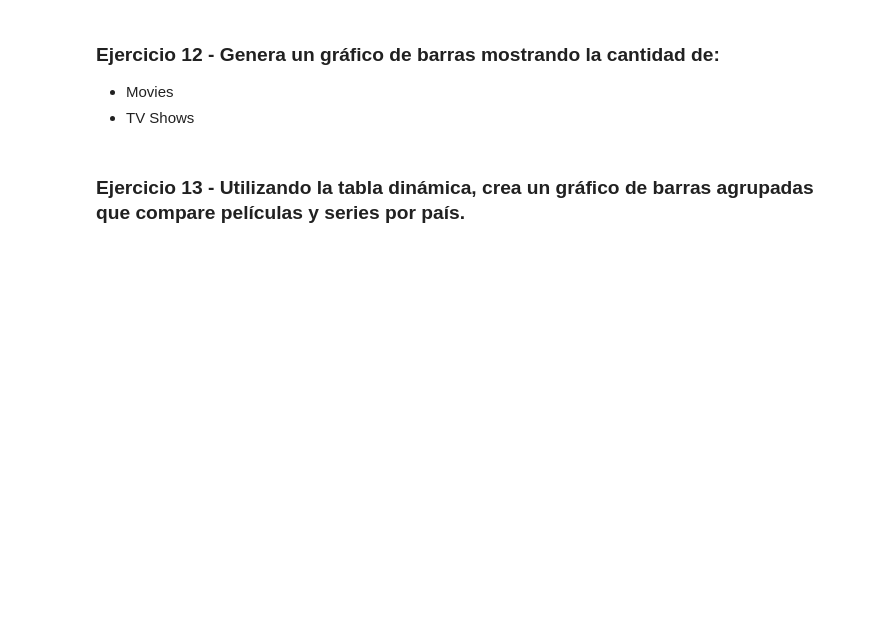
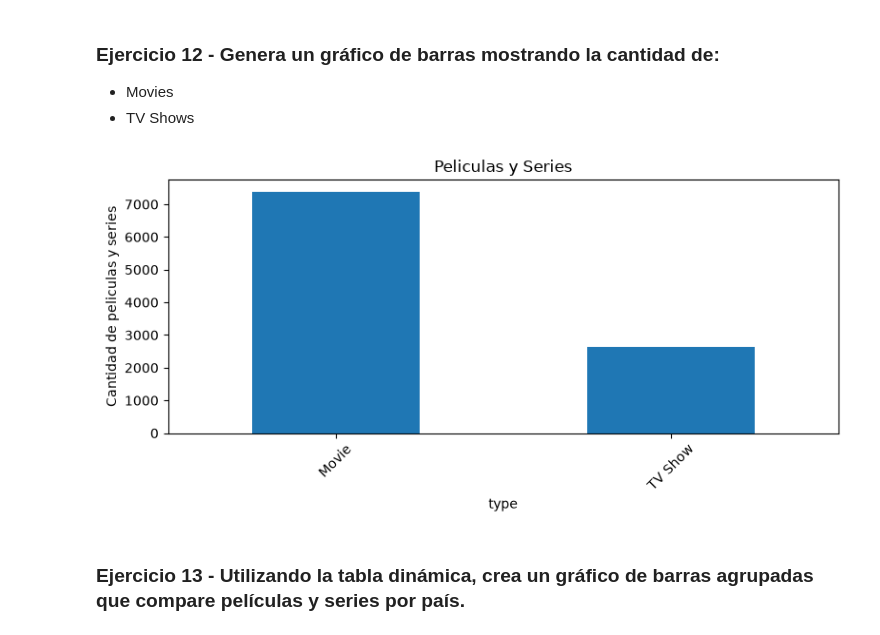
Before and after one commit to danischulday/data-analysis-course, a Jupyter notebook: modulo-3-transformacion/clase-10/practica/notebook.ipynb, the cells around one changed output. Drawn from its saved outputs; the diff is of its cells as text; code cells hidden in the pictures; blank space fills up the shorter version.

```diff
--- a/modulo-3-transformacion/clase-10/practica/notebook.ipynb
+++ b/modulo-3-transformacion/clase-10/practica/notebook.ipynb
@@ -376,2 +540,11 @@ El gráfico debe incluir:
+# %%
+peliculas_series = ds_limpio.groupby("type")["show_id"].count()
+peliculas_series.plot(kind="bar", figsize=(8,4), title="Peliculas y Series")
+plt.ylabel("Cantidad de peliculas y series")
+plt.xticks(rotation=45)
+plt.tight_layout()
+plt.show()
+# %% [output]
+[figure, added]
 # %% [markdown]
 ### Ejercicio 13 - Utilizando la tabla dinámica, crea un gráfico de barras agrupadas que compare películas y series por país.
```
Also changed, not shown: parts of 26 cells of this notebook.
